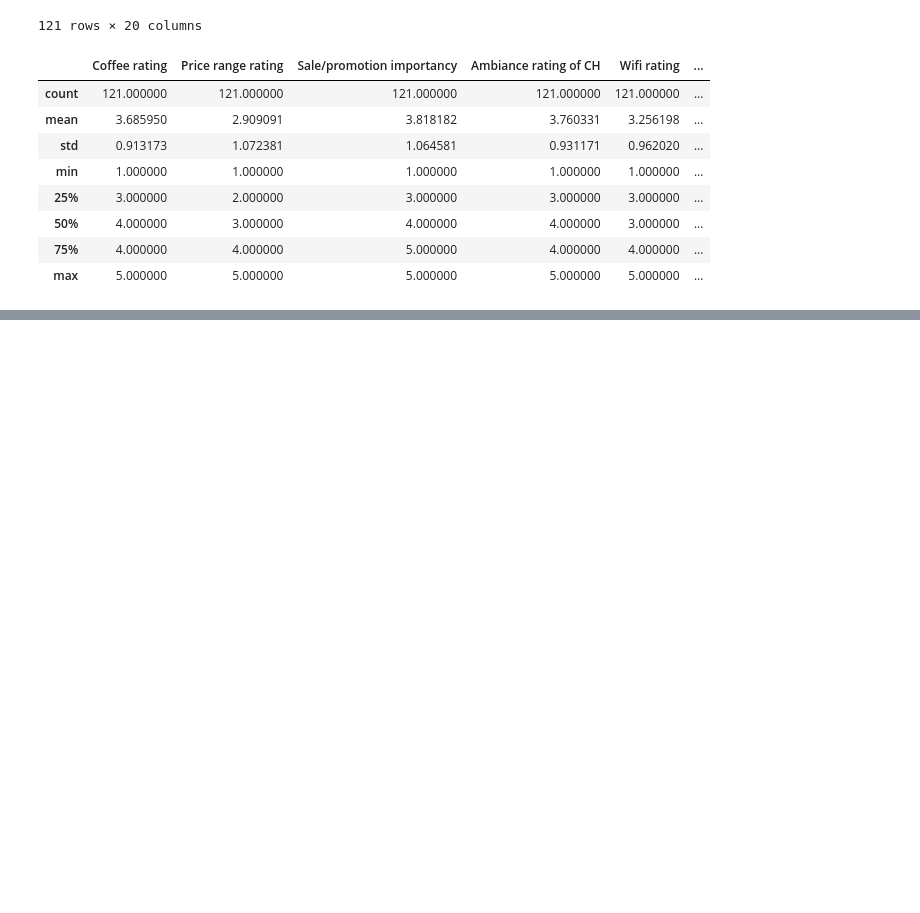
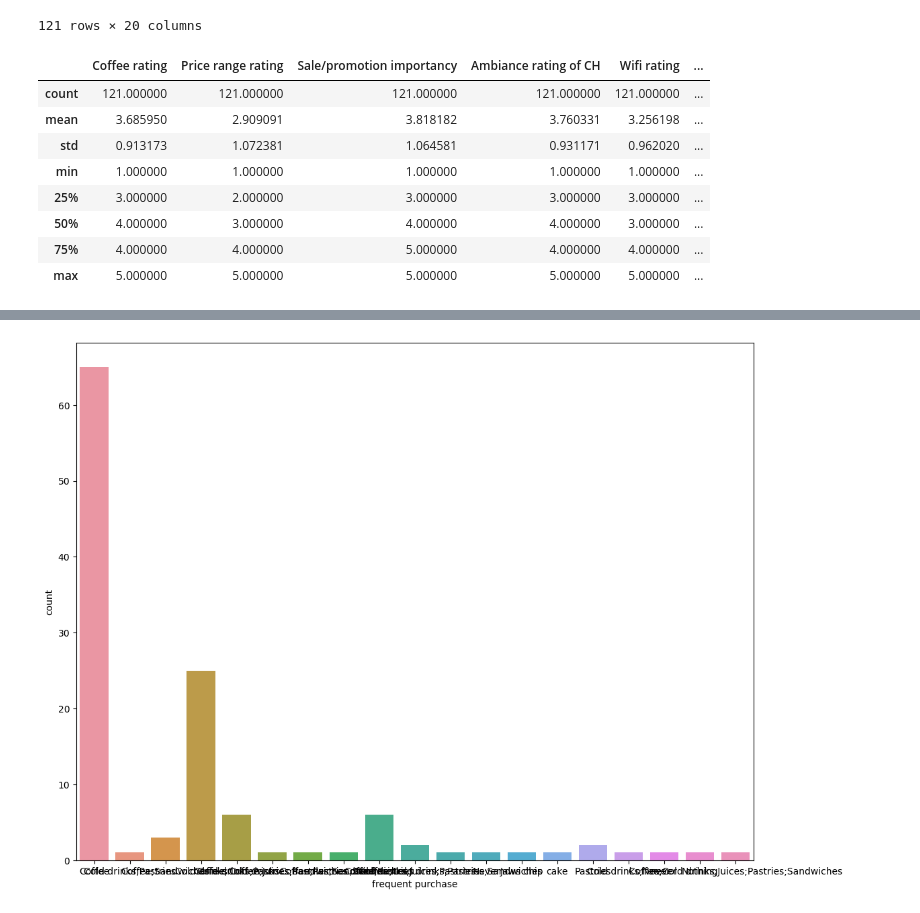
Before and after one commit to Joakimanochie/Data_analytics, a Jupyter notebook: Coffee house retention analysis.ipynb, the cells around one changed output, grey strips where cells are left out. Saved outputs shown, nothing was run; the diff lists cells and outputs as text; code cells hidden in the pictures; blank space fills up the shorter version.

```diff
--- a/Coffee house retention analysis.ipynb
+++ b/Coffee house retention analysis.ipynb
@@ -186,0 +188,6 @@ plt.show()
+# %%
+fig, ax = plt.subplots(figsize=(13, 10))
+sns.countplot(x='frequent purchase', data = coffee_house_data)
+plt.show()
+# %% [output]
+[figure, added]
```
Also changed, not shown: parts of 6 cells of this notebook.
